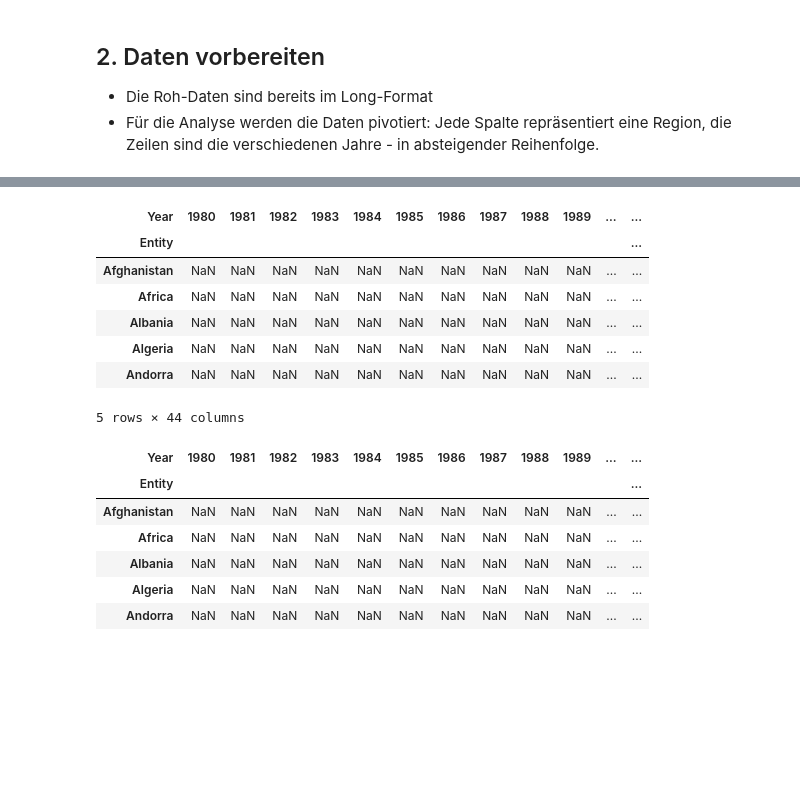
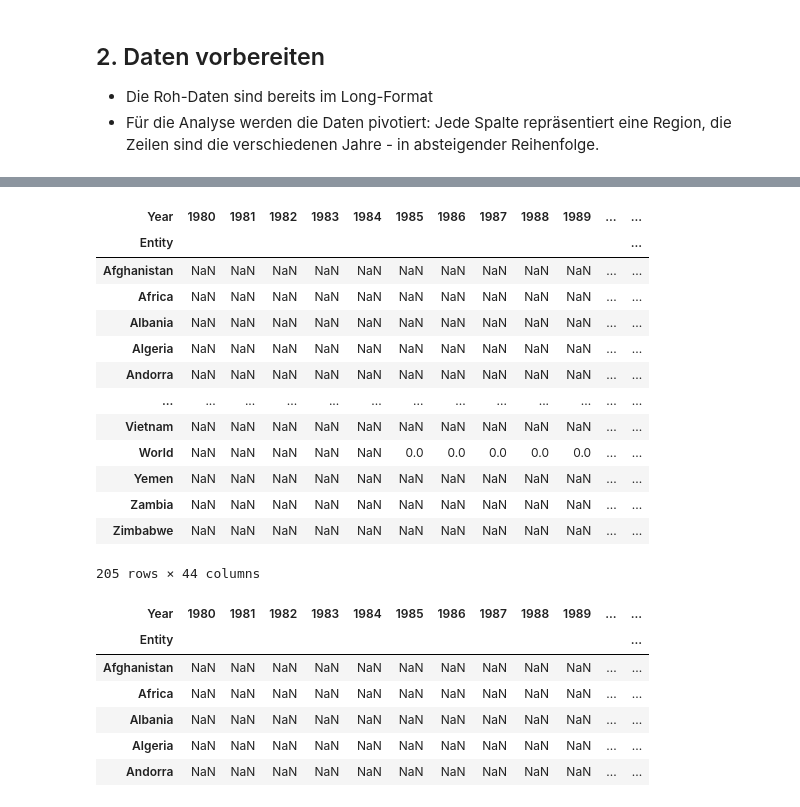
Before and after one commit to gandlea/LN-2-HS2025, a Jupyter notebook: Leistungsnachweis.ipynb, the cells around one changed output, grey strips where cells are left out. Drawn from its saved outputs; the diff is of its cells as text; code cells hidden in the pictures; blank space fills up the shorter version.

Commit message:
df_pivot

```diff
--- a/Leistungsnachweis.ipynb
+++ b/Leistungsnachweis.ipynb
@@ -56,16 +56,22 @@ rename_df.head()
 # %%
 # Pivottabellen erstellen
 df_pivot = rename_df.pivot(index='Entity', columns="Year", values= 'Hepatitis B Vaccine Coverage')
-df_pivot.head()
+df_pivot
 # %% [output]
 | Year | 1980 | 1981 | 1982 | 1983 | 1984 | 1985 | 1986 | 1987 | 1988 | 1989 | ... | ... |
 | Entity |  |  |  |  |  |  |  |  |  |  |  | ... |
 | Afghanistan | NaN | NaN | NaN | NaN | NaN | NaN | NaN | NaN | NaN | NaN | ... | ... |
 | Africa | NaN | NaN | NaN | NaN | NaN | NaN | NaN | NaN | NaN | NaN | ... | ... |
 | Albania | NaN | NaN | NaN | NaN | NaN | NaN | NaN | NaN | NaN | NaN | ... | ... |
 | Algeria | NaN | NaN | NaN | NaN | NaN | NaN | NaN | NaN | NaN | NaN | ... | ... |
 | Andorra | NaN | NaN | NaN | NaN | NaN | NaN | NaN | NaN | NaN | NaN | ... | ... |
+| ... | ... | ... | ... | ... | ... | ... | ... | ... | ... | ... | ... | ... |
+| Vietnam | NaN | NaN | NaN | NaN | NaN | NaN | NaN | NaN | NaN | NaN | ... | ... |
+| World | NaN | NaN | NaN | NaN | NaN | 0.0 | 0.0 | 0.0 | 0.0 | 0.0 | ... | ... |
+| Yemen | NaN | NaN | NaN | NaN | NaN | NaN | NaN | NaN | NaN | NaN | ... | ... |
+| Zambia | NaN | NaN | NaN | NaN | NaN | NaN | NaN | NaN | NaN | NaN | ... | ... |
+| Zimbabwe | NaN | NaN | NaN | NaN | NaN | NaN | NaN | NaN | NaN | NaN | ... | ... |
-5 rows × 44 columns
+205 rows × 44 columns
 # %%
 df_pivot = rename_df.pivot(index='Entity', columns="Year", values= 'Hib Vaccine Coverage')
 df_pivot.head()
```
